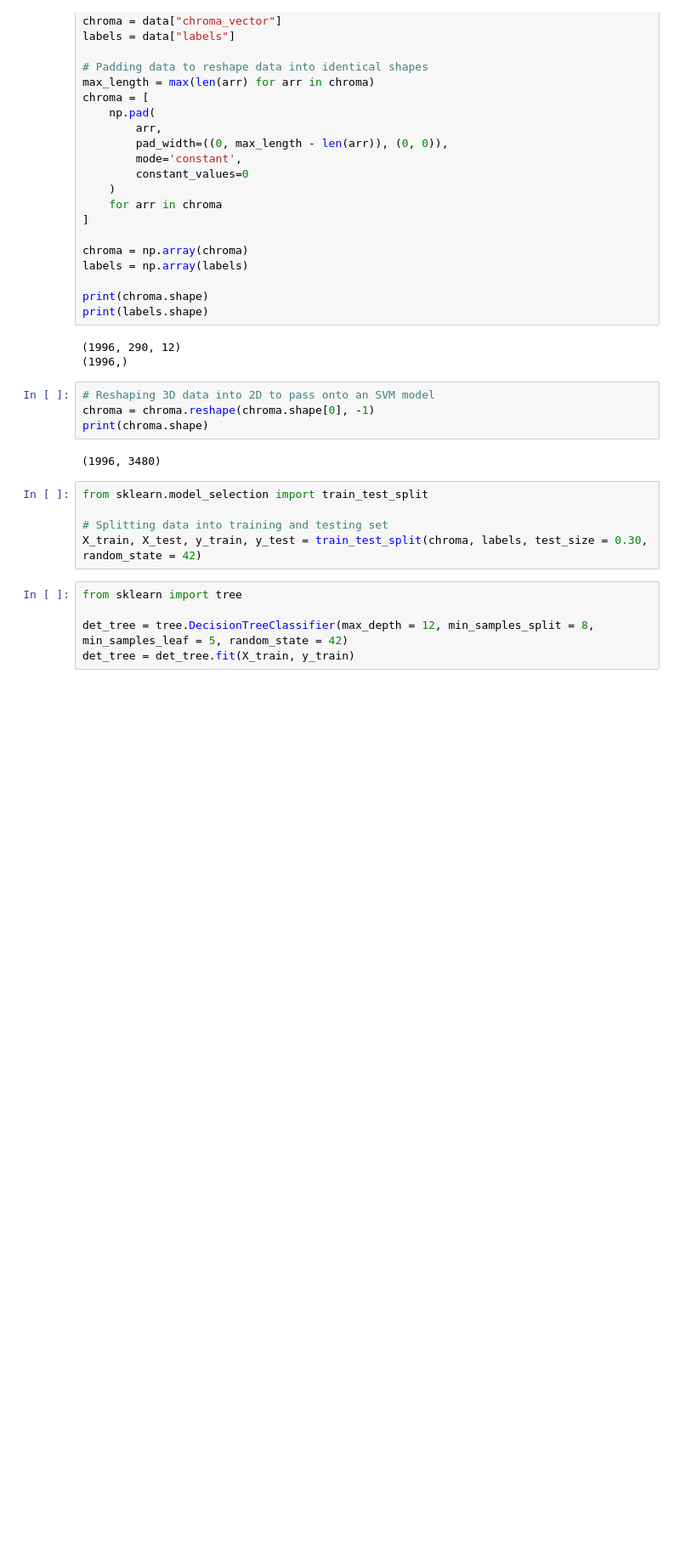
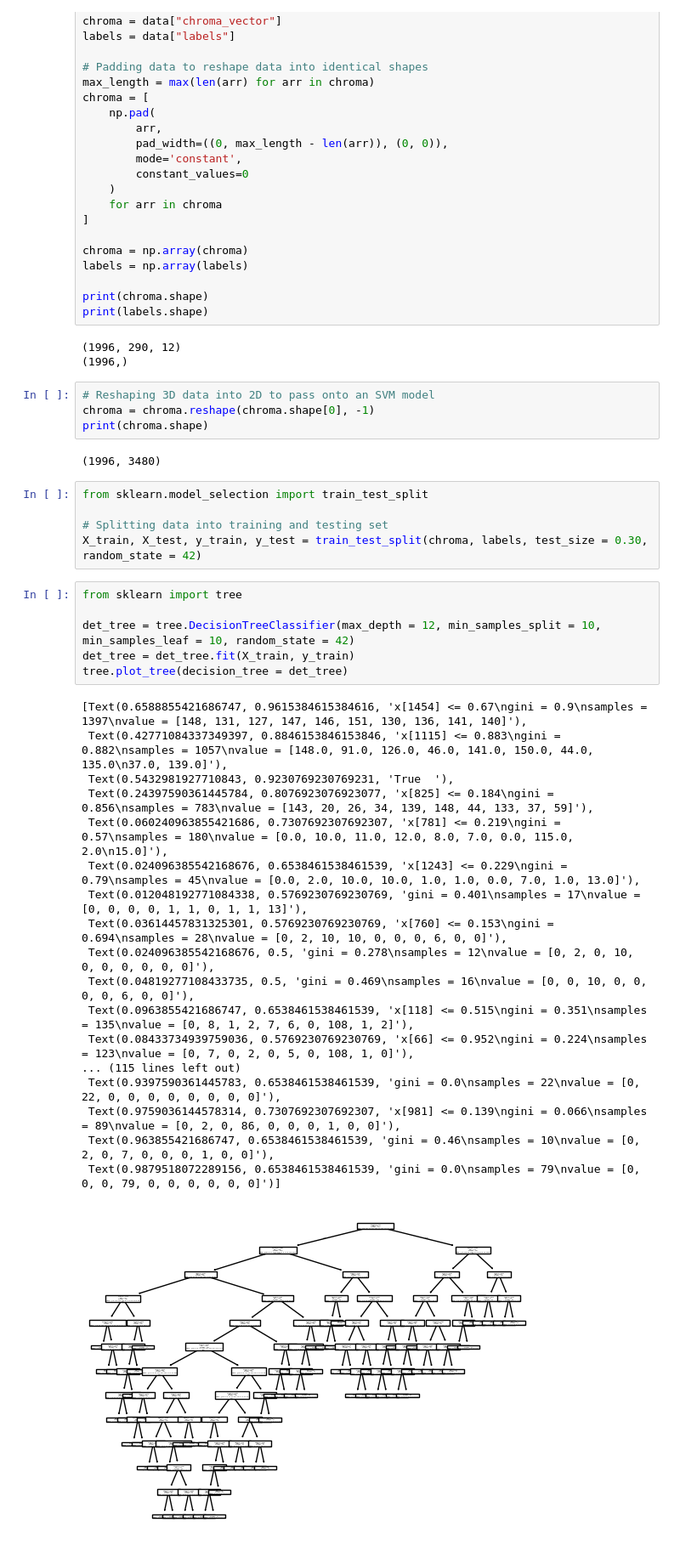
Before and after one commit to XenexJoshi/Guitar-Chord-Predictor, a Jupyter notebook: chord_predictor_dt.ipynb, the cells around one changed output. Shown at 85% size. Cells and saved outputs as stored; diff of their text form; blank space fills up the shorter version.

```diff
--- a/chord_predictor_dt.ipynb
+++ b/chord_predictor_dt.ipynb
@@ -45,7 +45,27 @@ X_train, X_test, y_train, y_test = train_test_split(chroma, labels, test_size =
 # %%
 from sklearn import tree
 
-det_tree = tree.DecisionTreeClassifier(max_depth = 12, min_samples_split = 8, min_samples_leaf = 5, random_state = 42)
+det_tree = tree.DecisionTreeClassifier(max_depth = 12, min_samples_split = 10, min_samples_leaf = 10, random_state = 42)
 det_tree = det_tree.fit(X_train, y_train)
+tree.plot_tree(decision_tree = det_tree)
+# %% [output]
+[Text(0.6588855421686747, 0.9615384615384616, 'x[1454] <= 0.67\ngini = 0.9\nsamples = 1397\nvalue = [148, 131, 127, 147, 146, 151, 130, 136, 141, 140]'),
+ Text(0.42771084337349397, 0.8846153846153846, 'x[1115] <= 0.883\ngini = 0.882\nsamples = 1057\nvalue = [148.0, 91.0, 126.0, 46.0, 141.0, 150.0, 44.0, 135.0\n37.0, 139.0]'),
+ Text(0.5432981927710843, 0.9230769230769231, 'True  '),
+ Text(0.24397590361445784, 0.8076923076923077, 'x[825] <= 0.184\ngini = 0.856\nsamples = 783\nvalue = [143, 20, 26, 34, 139, 148, 44, 133, 37, 59]'),
+ Text(0.060240963855421686, 0.7307692307692307, 'x[781] <= 0.219\ngini = 0.57\nsamples = 180\nvalue = [0.0, 10.0, 11.0, 12.0, 8.0, 7.0, 0.0, 115.0, 2.0\n15.0]'),
+ Text(0.024096385542168676, 0.6538461538461539, 'x[1243] <= 0.229\ngini = 0.79\nsamples = 45\nvalue = [0.0, 2.0, 10.0, 10.0, 1.0, 1.0, 0.0, 7.0, 1.0, 13.0]'),
+ Text(0.012048192771084338, 0.5769230769230769, 'gini = 0.401\nsamples = 17\nvalue = [0, 0, 0, 0, 1, 1, 0, 1, 1, 13]'),
+ Text(0.03614457831325301, 0.5769230769230769, 'x[760] <= 0.153\ngini = 0.694\nsamples = 28\nvalue = [0, 2, 10, 10, 0, 0, 0, 6, 0, 0]'),
+ Text(0.024096385542168676, 0.5, 'gini = 0.278\nsamples = 12\nvalue = [0, 2, 0, 10, 0, 0, 0, 0, 0, 0]'),
+ Text(0.04819277108433735, 0.5, 'gini = 0.469\nsamples = 16\nvalue = [0, 0, 10, 0, 0, 0, 0, 6, 0, 0]'),
+ Text(0.0963855421686747, 0.6538461538461539, 'x[118] <= 0.515\ngini = 0.351\nsamples = 135\nvalue = [0, 8, 1, 2, 7, 6, 0, 108, 1, 2]'),
+ Text(0.08433734939759036, 0.5769230769230769, 'x[66] <= 0.952\ngini = 0.224\nsamples = 123\nvalue = [0, 7, 0, 2, 0, 5, 0, 108, 1, 0]'),
+... (115 lines left out)
+ Text(0.9397590361445783, 0.6538461538461539, 'gini = 0.0\nsamples = 22\nvalue = [0, 22, 0, 0, 0, 0, 0, 0, 0, 0]'),
+ Text(0.9759036144578314, 0.7307692307692307, 'x[981] <= 0.139\ngini = 0.066\nsamples = 89\nvalue = [0, 2, 0, 86, 0, 0, 0, 1, 0, 0]'),
+ Text(0.963855421686747, 0.6538461538461539, 'gini = 0.46\nsamples = 10\nvalue = [0, 2, 0, 7, 0, 0, 0, 1, 0, 0]'),
+ Text(0.9879518072289156, 0.6538461538461539, 'gini = 0.0\nsamples = 79\nvalue = [0, 0, 0, 79, 0, 0, 0, 0, 0, 0]')]
+[figure, added]
 # %%
 from sklearn.metrics import accuracy_score
```
Also changed, not shown: parts of 3 cells of this notebook, 2 other files.
